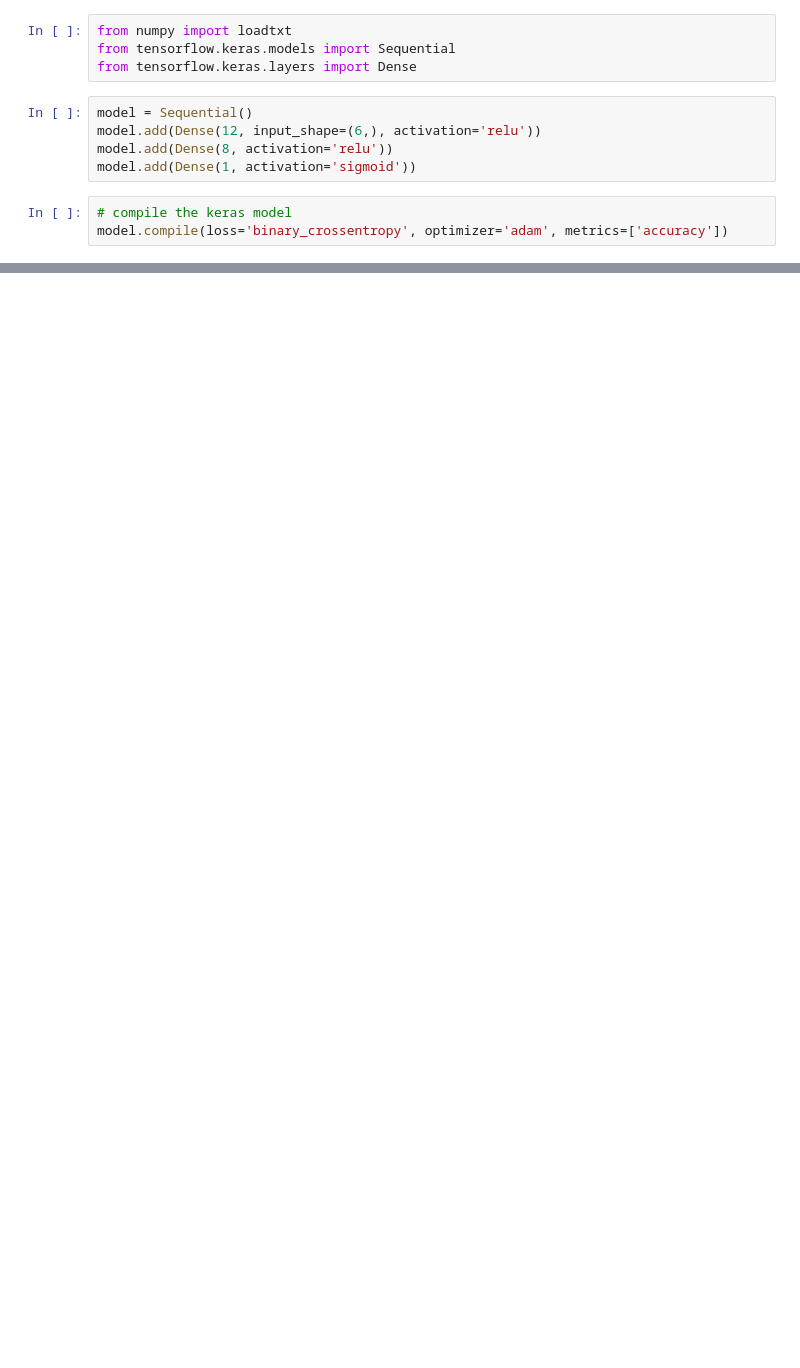
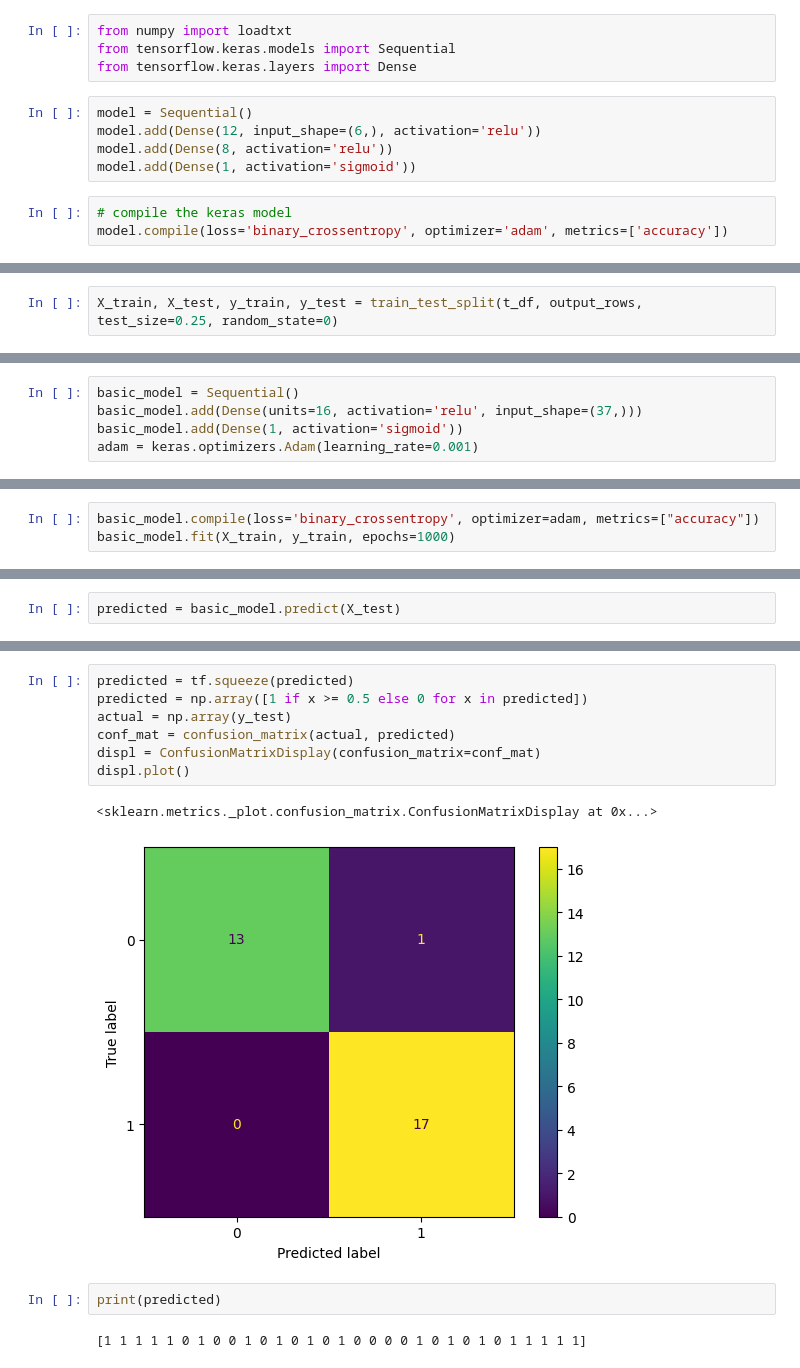
Before and after one commit to Christofferfuglkjaer/Dataproject, a Jupyter notebook: data.ipynb, the cells around one changed output, grey strips where cells are left out. Drawn from its saved outputs; the diff is of its cells as text; blank space fills up the shorter version.

```diff
--- a/data.ipynb
+++ b/data.ipynb
@@ -107,0 +110,2 @@ Epoch 150/150
+# %%
+X_train, X_test, y_train, y_test = train_test_split(t_df, output_rows, test_size=0.25, random_state=0)
@@ -107,0 +122,5 @@ Epoch 150/150
+# %%
+basic_model = Sequential()
+basic_model.add(Dense(units=16, activation='relu', input_shape=(37,)))
+basic_model.add(Dense(1, activation='sigmoid'))
+adam = keras.optimizers.Adam(learning_rate=0.001)
@@ -107,0 +129,3 @@ Epoch 150/150
+# %%
+basic_model.compile(loss='binary_crossentropy', optimizer=adam, metrics=["accuracy"])
+basic_model.fit(X_train, y_train, epochs=1000)
@@ -107,0 +151,2 @@ Epoch 150/150
+# %%
+predicted = basic_model.predict(X_test)
@@ -107,0 +155,14 @@ Epoch 150/150
+# %%
+predicted = tf.squeeze(predicted)
+predicted = np.array([1 if x >= 0.5 else 0 for x in predicted])
+actual = np.array(y_test)
+conf_mat = confusion_matrix(actual, predicted)
+displ = ConfusionMatrixDisplay(confusion_matrix=conf_mat)
+displ.plot()
+# %% [output]
+<sklearn.metrics._plot.confusion_matrix.ConfusionMatrixDisplay at 0x...>
+[figure, added]
+# %%
+print(predicted)
+# %% [output]
+[1 1 1 1 1 0 1 0 0 1 0 1 0 1 0 1 0 0 0 0 1 0 1 0 1 0 1 1 1 1 1]
```
Also changed, not shown: parts of 21 cells of this notebook.
